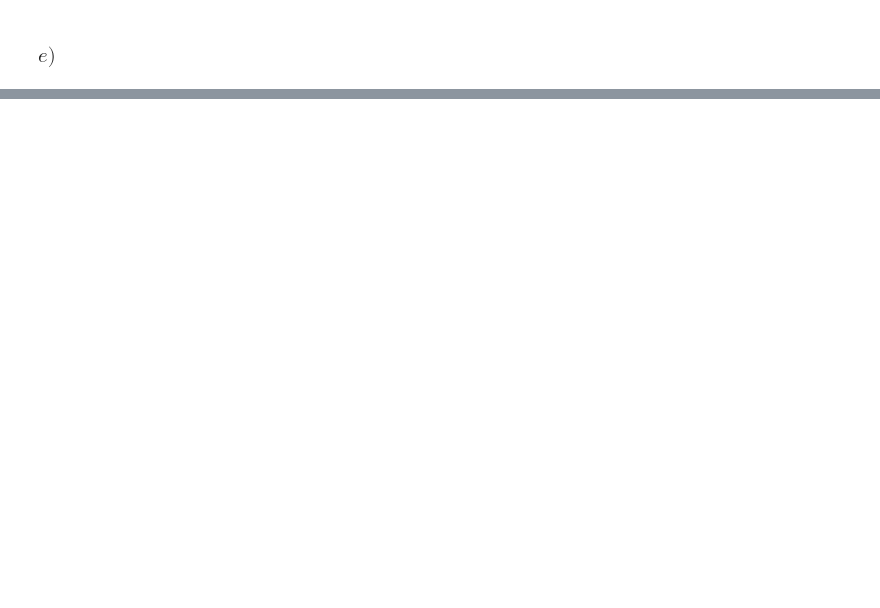
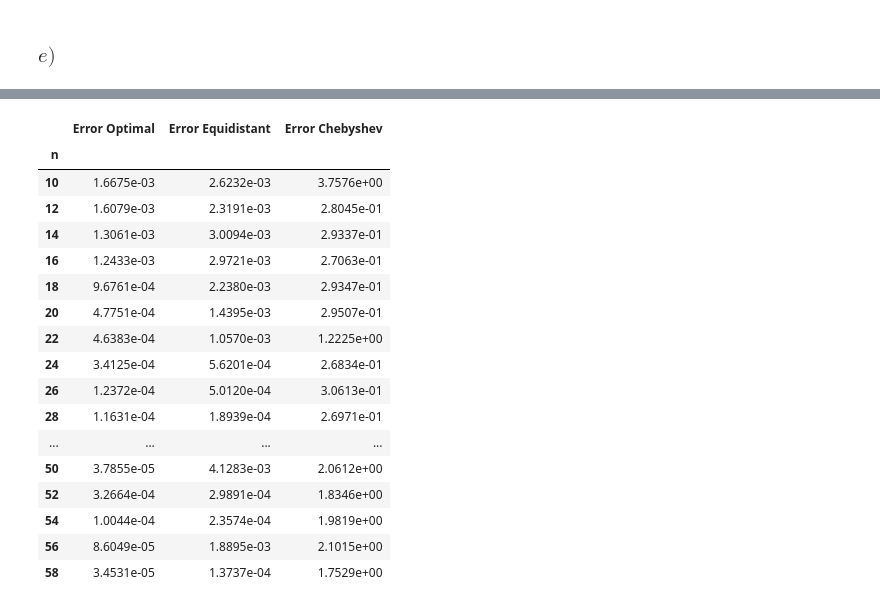
Before and after one commit to torgrimf/TMA4215_Project_1, a Jupyter notebook: jupyterfile.ipynb, the cells around one changed output, grey strips where cells are left out. Cells and saved outputs as stored; diff of their text form; code cells hidden in the pictures; blank space fills up the shorter version.

```diff
--- a/jupyterfile.ipynb
+++ b/jupyterfile.ipynb
@@ -466,14 +487,17 @@ plt.show()
 [drawing not drawn]
 # %%
-n_vals = [n for n in range(10, 100, 10)]
+n_vals = [n for n in range(10, 60, 2)]
 a, b = -5, 5
-errors_optimal = np.zeros_like(n_vals)
-errors_equi = np.zeros_like(n_vals)
-errors_cheby = np.zeros_like(n_vals)
+errors_optimal = np.zeros(len(n_vals))
+errors_equi_RBF = np.zeros(len(n_vals))
+errors_cheby_RBF = np.zeros(len(n_vals))
+
+
+def norm_2(y_true, y_pred, a, b, N):
+    return np.sqrt((b - a) / N * np.sum((y_true - y_pred) ** 2))
 
 
 for i, n in enumerate(n_vals):
-    print(n)
     epsilon_guess = 1
     N = 100 * n
     eta_vals = np.linspace(a, b, N + 1)
@@ -485,7 +509,7 @@ for i, n in enumerate(n_vals):
         L=L,
         rho_up=10,
         rho_down=0.1,
-        max_iter=10000,
+        max_iter=500,
     )
 
     RBF_optimal = RBF(
@@ -504,18 +528,49 @@ for i, n in enumerate(n_vals):
         epsilon=epsilon_optimal,
     )
 
-    errors_optimal[i] = np.sqrt((b - a) / N * np.sum((f_eta_vals - RBF_optimal) ** 2))
-    errors_equi[i] = np.sqrt((b - a) / N * np.sum((f_eta_vals - RBF_equi) ** 2))
-    errors_cheby[i] = np.sqrt((b - a) / N * np.sum((f_eta_vals - RBF_cheby) ** 2))
-
+    errors_optimal[i] = norm_2(f_eta_vals, RBF_optimal, a, b, N)
+    errors_equi_RBF[i] = norm_2(f_eta_vals, RBF_equi, a, b, N)
+    errors_cheby_RBF[i] = norm_2(f_eta_vals, RBF_cheby, a, b, N)
 
 fig, ax = plt.subplots(figsize=(12, 6))
-ax.plot(n_vals, errors_optimal, "o-", label=r"$||f - RBF_{\text{optimal}}||_2$")
-ax.plot(n_vals, errors_equi, "o-", label=r"$||f - RBF_{\text{equidistant}}||_2$")
-ax.plot(n_vals, errors_cheby, "o-", label=r"$||f - RBF_{\text{chebyshev}}||_2$")
+ax.semilogy(
+    n_vals,
+    errors_optimal,
+    "o-",
+    label=r"Optimal nodes RBF",
+)
+ax.semilogy(
+    n_vals,
+    errors_equi_RBF,
+    "o-",
+    label=r"Equidistant nodes RBF",
+)
+ax.semilogy(
+    n_vals,
+    errors_cheby_RBF,
+    "o-",
+    label=r"Chebyshev nodes RBF",
+)
+
+ax.set_title(
+    rf"Estimated error $\left\| f - \tilde{{f}}\right\|_2, \, f(x)={funcs_latex[0]}, \, x \in [-5,5]$"
+)
 ax.set_xlabel(r"$n$ (number of nodes)")
-ax.set_ylabel(r"||f-\tilde{f}||_2")
+ax.set_ylabel(r"$\left\| f - \tilde{f}\right\|_2$")
 ax.legend()
 ax.grid()
 plt.show()
+
+data = {
+    "n": n_vals,
+    "Error Optimal": errors_optimal,
+    "Error Equidistant": errors_equi_RBF,
+    "Error Chebyshev": errors_cheby_RBF,
+}
+
+df_errors = pd.DataFrame(data)
+df_errors = df_errors.set_index("n")
+
+pd.options.display.float_format = "{:.4e}".format
+display(df_errors)
 # %% [output]
@@ -523,0 +590,18 @@ plt.show()
+|  | Error Optimal | Error Equidistant | Error Chebyshev |
+| n |  |  |  |
+| 10 | 1.6675e-03 | 2.6232e-03 | 3.7576e+00 |
+| 12 | 1.6079e-03 | 2.3191e-03 | 2.8045e-01 |
+| 14 | 1.3061e-03 | 3.0094e-03 | 2.9337e-01 |
+| 16 | 1.2433e-03 | 2.9721e-03 | 2.7063e-01 |
+| 18 | 9.6761e-04 | 2.2380e-03 | 2.9347e-01 |
+| 20 | 4.7751e-04 | 1.4395e-03 | 2.9507e-01 |
+| 22 | 4.6383e-04 | 1.0570e-03 | 1.2225e+00 |
+| 24 | 3.4125e-04 | 5.6201e-04 | 2.6834e-01 |
+| 26 | 1.2372e-04 | 5.0120e-04 | 3.0613e-01 |
+| 28 | 1.1631e-04 | 1.8939e-04 | 2.6971e-01 |
+| ... | ... | ... | ... |
+| 50 | 3.7855e-05 | 4.1283e-03 | 2.0612e+00 |
+| 52 | 3.2664e-04 | 2.9891e-04 | 1.8346e+00 |
+| 54 | 1.0044e-04 | 2.3574e-04 | 1.9819e+00 |
+| 56 | 8.6049e-05 | 1.8895e-03 | 2.1015e+00 |
+| 58 | 3.4531e-05 | 1.3737e-04 | 1.7529e+00 |
```
Also changed, not shown: parts of 4 cells of this notebook, 2 other files.
